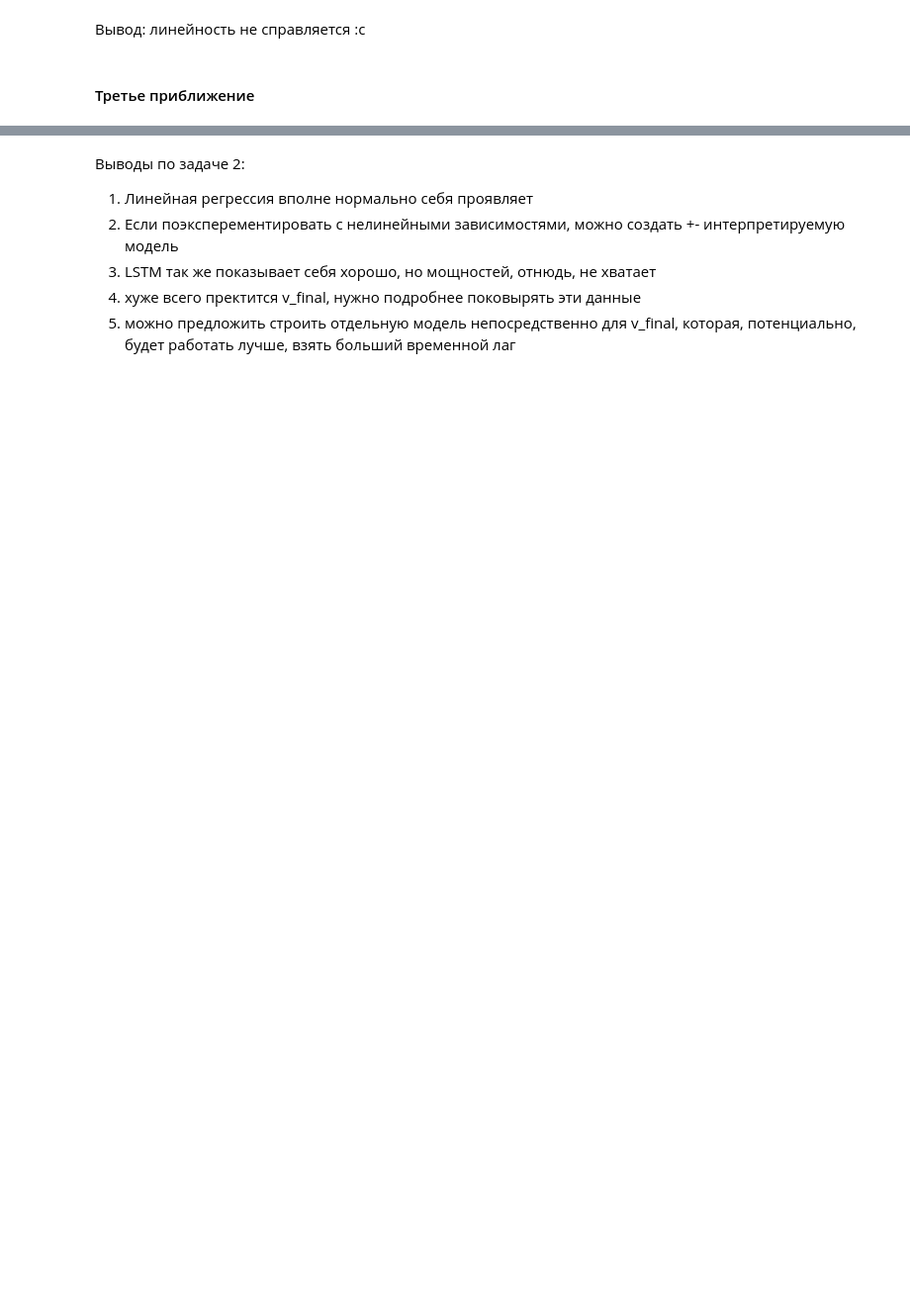
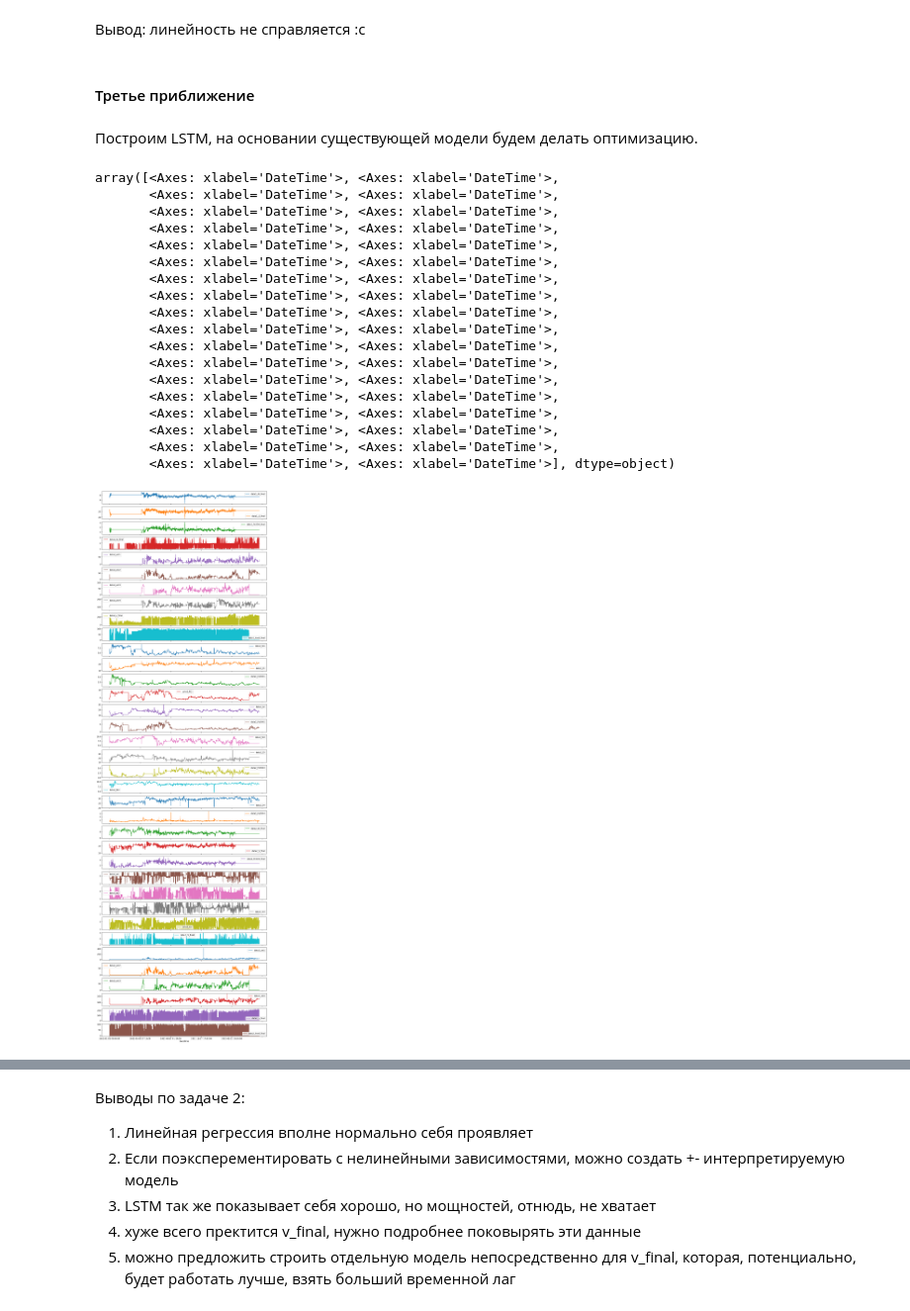
Before and after one commit to seri4ka/GB_task1, a Jupyter notebook: task.ipynb, the cells around one changed output, grey strips where cells are left out. Shown at 99% size. Cells and saved outputs as stored; diff of their text form; code cells hidden in the pictures; blank space fills up the shorter version.

```diff
--- a/task.ipynb
+++ b/task.ipynb
@@ -395,13 +416,29 @@ dtype: float64
 Вывод: линейность не справляется :c
 # %% [markdown]
 #### Третье приближение
-# %%
-data_full = pd.concat([data1, data2], axis=1)
-data_full.ffill().dropna()
-columns_list = list(data_full.columns)
-new_columns = []
-for col in columns_list:
-  new_columns.append(
-    col.replace('data1_data1', 'data1').replace('data2_data1', 'data2')
-  )
-data_full.columns = new_columns
+# %% [markdown]
+Построим LSTM, на основании существующей модели будем делать оптимизацию.
+# %%
+data1 = pd.read_csv('data/data1.csv', index_col='DateTime')
+data2 = pd.read_csv('data/data2.csv', index_col='DateTime')
+
+data1 = data1[(data1 == data2).sum()[(((data1 == data2).sum()) != 772067)].index]
+
+columns1 = list(data1.columns)
+columns2 = list(data2.columns)
+
+for col in range(len(columns1)):
+  columns1[col] = f'data1_{columns1[col]}'
+
+for col in range(len(columns2)):
+  columns2[col] = f'data2_{columns2[col]}'
+
+data1.columns = columns1
+data2.columns = columns2
+
+data_full = pd.concat([data1, data2], axis=1)
+# %%
+data_full = data_full[(data_full['data2_ro1'] >= 1.0) & (data_full['data2_ro1'] <= 2.5) &
+          (data_full['data2_ro2'] >= 1.0) & (data_full['data2_ro2'] <= 2.5) &
+          (data_full['data2_ro3'] >= 1.0) & (data_full['data2_ro3'] <= 2.5) &
+          (data_full['data2_ro4'] >= 1.0) & (data_full['data2_ro4'] <= 2.5)]
@@ -408,2 +447,24 @@ data_full.columns = new_columns
+# %%
+data_full.plot(subplots=True, figsize=(15, 50))
+# %% [output]
+array([<Axes: xlabel='DateTime'>, <Axes: xlabel='DateTime'>,
+       <Axes: xlabel='DateTime'>, <Axes: xlabel='DateTime'>,
+       <Axes: xlabel='DateTime'>, <Axes: xlabel='DateTime'>,
+       <Axes: xlabel='DateTime'>, <Axes: xlabel='DateTime'>,
+       <Axes: xlabel='DateTime'>, <Axes: xlabel='DateTime'>,
+       <Axes: xlabel='DateTime'>, <Axes: xlabel='DateTime'>,
+       <Axes: xlabel='DateTime'>, <Axes: xlabel='DateTime'>,
+       <Axes: xlabel='DateTime'>, <Axes: xlabel='DateTime'>,
+       <Axes: xlabel='DateTime'>, <Axes: xlabel='DateTime'>,
+       <Axes: xlabel='DateTime'>, <Axes: xlabel='DateTime'>,
+       <Axes: xlabel='DateTime'>, <Axes: xlabel='DateTime'>,
+       <Axes: xlabel='DateTime'>, <Axes: xlabel='DateTime'>,
+       <Axes: xlabel='DateTime'>, <Axes: xlabel='DateTime'>,
+       <Axes: xlabel='DateTime'>, <Axes: xlabel='DateTime'>,
+       <Axes: xlabel='DateTime'>, <Axes: xlabel='DateTime'>,
+       <Axes: xlabel='DateTime'>, <Axes: xlabel='DateTime'>,
+       <Axes: xlabel='DateTime'>, <Axes: xlabel='DateTime'>,
+       <Axes: xlabel='DateTime'>, <Axes: xlabel='DateTime'>], dtype=object)
+[figure, added]
 # %%
 # Преобразуем данные в NumPy массивы для ускорения
```
Also changed, not shown: parts of 28 cells of this notebook.
